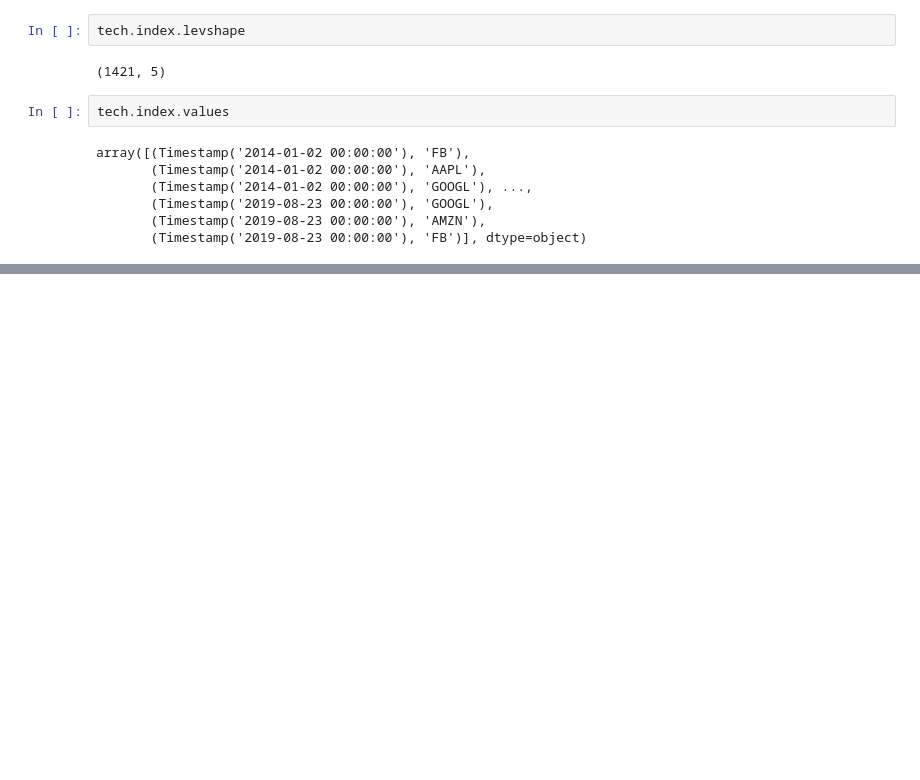
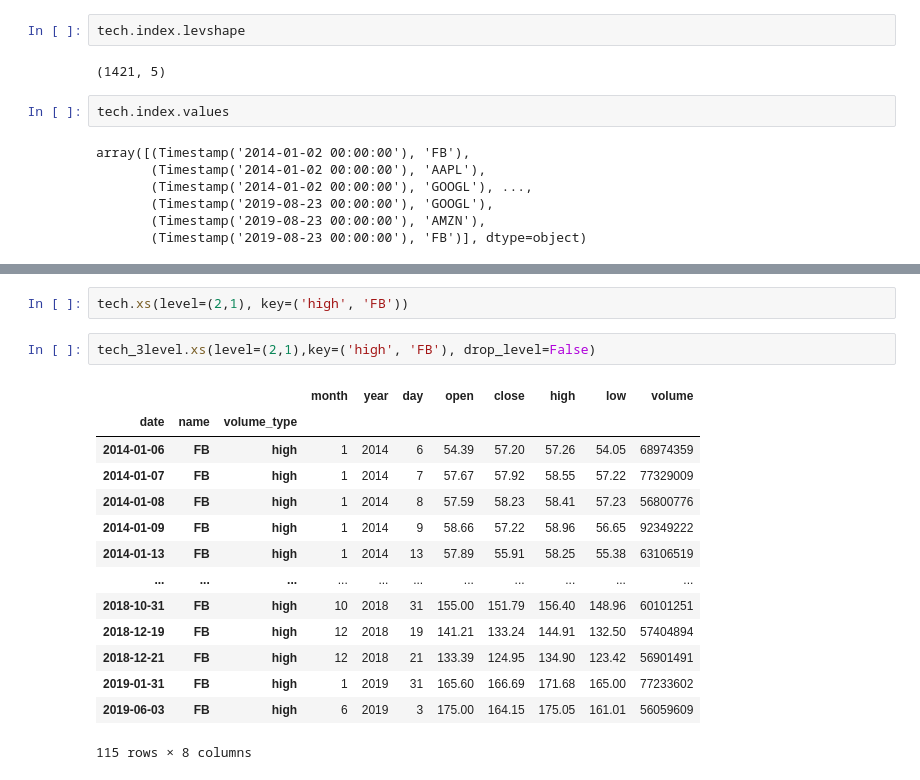
Before and after one commit to Narula901/Python-Library, a Jupyter notebook: Pandas/Practice Problems/Practice Problem - Going MultiDimensional - 2.ipynb, the cells around one changed output, grey strips where cells are left out. Drawn from its saved outputs; the diff is of its cells as text; blank space fills up the shorter version.

```diff
--- a/Pandas/Practice Problems/Practice Problem - Going MultiDimensional - 2.ipynb
+++ b/Pandas/Practice Problems/Practice Problem - Going MultiDimensional - 2.ipynb
@@ -308,0 +428,19 @@ array([(Timestamp('2014-01-02 00:00:00'), 'FB'),
+# %%
+tech.xs(level=(2,1), key=('high', 'FB'))
+# %%
+tech_3level.xs(level=(2,1),key=('high', 'FB'), drop_level=False)
+# %% [output]
+|  |  |  | month | year | day | open | close | high | low | volume |
+| date | name | volume_type |  |  |  |  |  |  |  |  |
+| 2014-01-06 | FB | high | 1 | 2014 | 6 | 54.39 | 57.20 | 57.26 | 54.05 | 68974359 |
+| 2014-01-07 | FB | high | 1 | 2014 | 7 | 57.67 | 57.92 | 58.55 | 57.22 | 77329009 |
+| 2014-01-08 | FB | high | 1 | 2014 | 8 | 57.59 | 58.23 | 58.41 | 57.23 | 56800776 |
+| 2014-01-09 | FB | high | 1 | 2014 | 9 | 58.66 | 57.22 | 58.96 | 56.65 | 92349222 |
+| 2014-01-13 | FB | high | 1 | 2014 | 13 | 57.89 | 55.91 | 58.25 | 55.38 | 63106519 |
+| ... | ... | ... | ... | ... | ... | ... | ... | ... | ... | ... |
+| 2018-10-31 | FB | high | 10 | 2018 | 31 | 155.00 | 151.79 | 156.40 | 148.96 | 60101251 |
+| 2018-12-19 | FB | high | 12 | 2018 | 19 | 141.21 | 133.24 | 144.91 | 132.50 | 57404894 |
+| 2018-12-21 | FB | high | 12 | 2018 | 21 | 133.39 | 124.95 | 134.90 | 123.42 | 56901491 |
+| 2019-01-31 | FB | high | 1 | 2019 | 31 | 165.60 | 166.69 | 171.68 | 165.00 | 77233602 |
+| 2019-06-03 | FB | high | 6 | 2019 | 3 | 175.00 | 164.15 | 175.05 | 161.01 | 56059609 |
+115 rows × 8 columns
```
Also changed, not shown: parts of 12 cells of this notebook.
